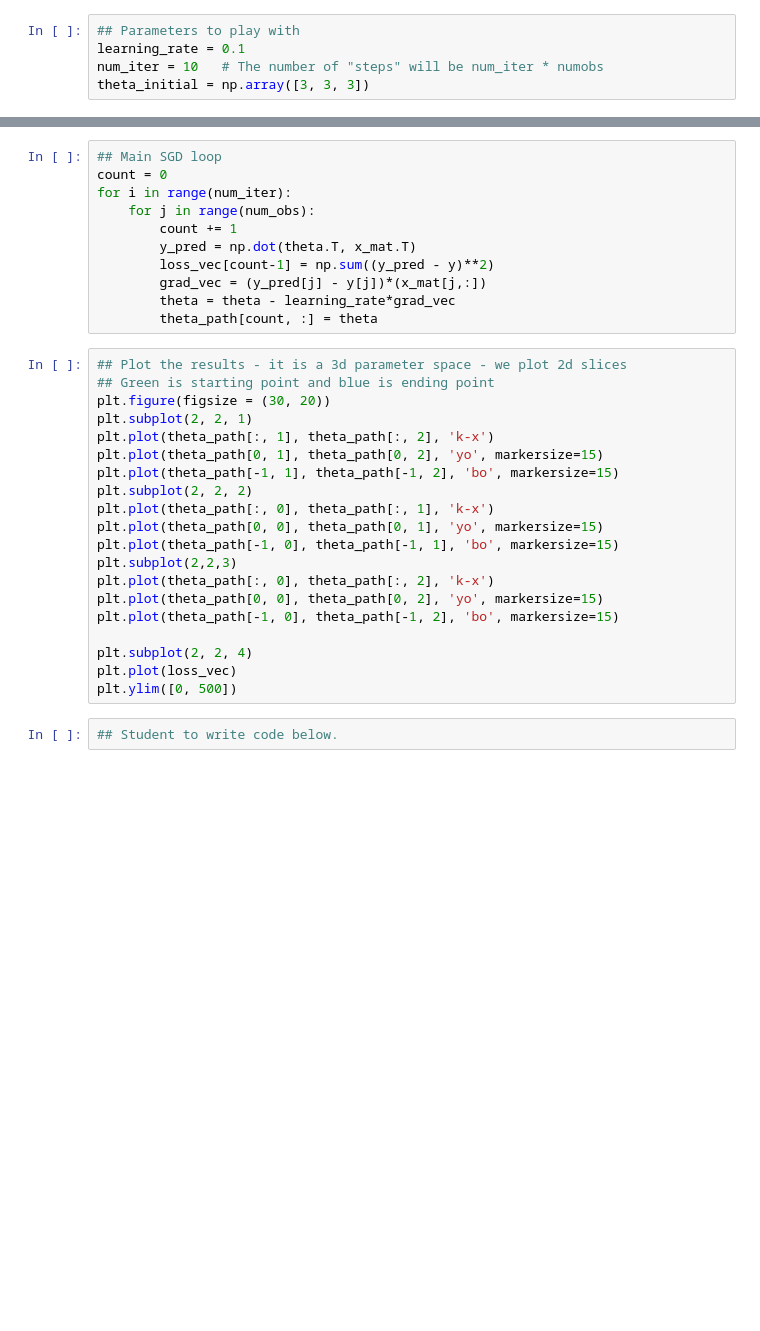
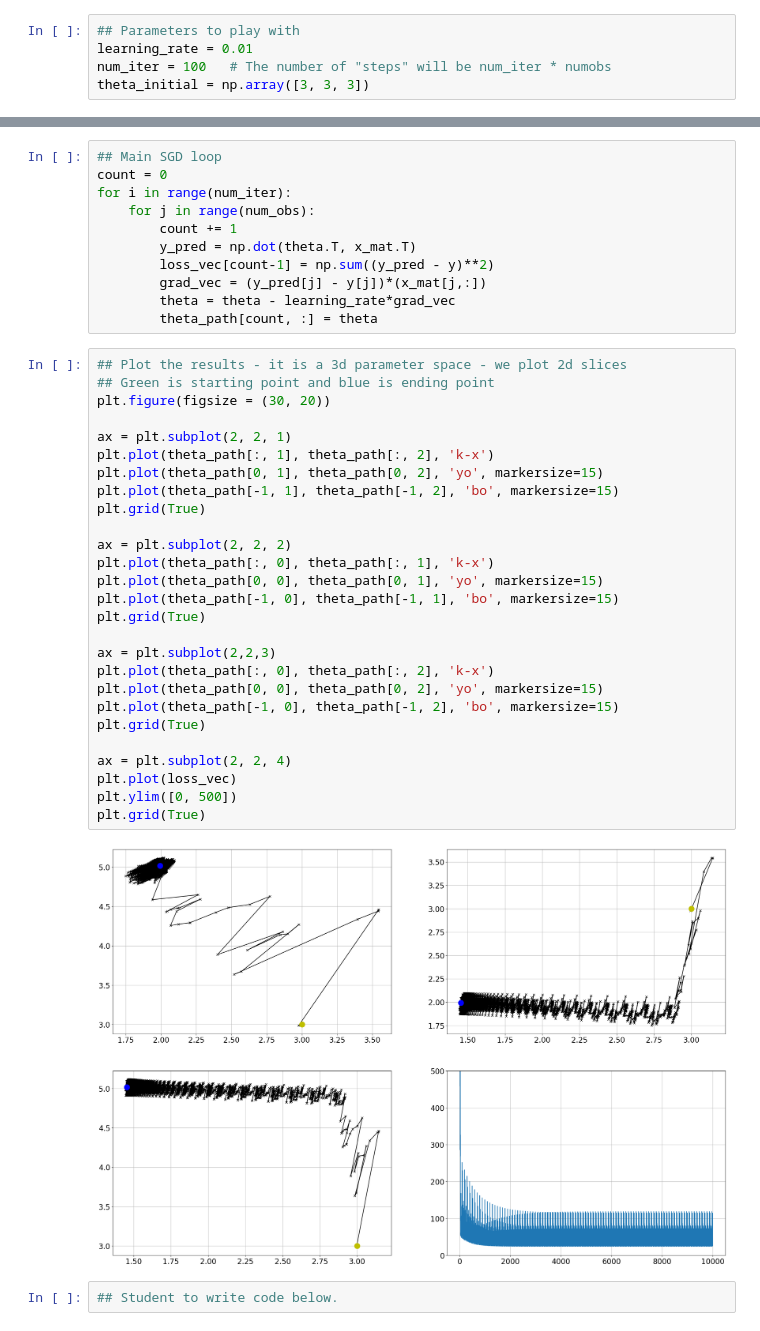
Before and after one commit to ponmak/CS-KU-01418364-65, a Jupyter notebook: lab/01_Grad_descent_linear_reg_HW.ipynb, the cells around one changed output, grey strips where cells are left out. Saved outputs shown, nothing was run; the diff lists cells and outputs as text; blank space fills up the shorter version.

```diff
--- a/lab/01_Grad_descent_linear_reg_HW.ipynb
+++ b/lab/01_Grad_descent_linear_reg_HW.ipynb
@@ -138,8 +155,8 @@ The below code runs Stochastic Gradient descent, but runs through the data in th
 1. Modify the code so that it randomly re-orders the data.  How do the sample trajectories compare? [STUDENT TO COMPLETE THIS]
 # %%
 ## Parameters to play with
-learning_rate = 0.1
-num_iter = 10   # The number of "steps" will be num_iter * numobs
+learning_rate = 0.01
+num_iter = 100   # The number of "steps" will be num_iter * numobs
 theta_initial = np.array([3, 3, 3])
 # %%
 ## Initialization steps
@@ -161,23 +178,32 @@ for i in range(num_iter):
 # %%
 ## Plot the results - it is a 3d parameter space - we plot 2d slices
 ## Green is starting point and blue is ending point
 plt.figure(figsize = (30, 20))
-plt.subplot(2, 2, 1)
+
+ax = plt.subplot(2, 2, 1)
 plt.plot(theta_path[:, 1], theta_path[:, 2], 'k-x')
 plt.plot(theta_path[0, 1], theta_path[0, 2], 'yo', markersize=15)
 plt.plot(theta_path[-1, 1], theta_path[-1, 2], 'bo', markersize=15)
-plt.subplot(2, 2, 2)
+plt.grid(True)
+
+ax = plt.subplot(2, 2, 2)
 plt.plot(theta_path[:, 0], theta_path[:, 1], 'k-x')
 plt.plot(theta_path[0, 0], theta_path[0, 1], 'yo', markersize=15)
 plt.plot(theta_path[-1, 0], theta_path[-1, 1], 'bo', markersize=15)
-plt.subplot(2,2,3)
+plt.grid(True)
+
+ax = plt.subplot(2,2,3)
 plt.plot(theta_path[:, 0], theta_path[:, 2], 'k-x')
 plt.plot(theta_path[0, 0], theta_path[0, 2], 'yo', markersize=15)
 plt.plot(theta_path[-1, 0], theta_path[-1, 2], 'bo', markersize=15)
+plt.grid(True)
 
-plt.subplot(2, 2, 4)
+ax = plt.subplot(2, 2, 4)
 plt.plot(loss_vec)
 plt.ylim([0, 500])
+plt.grid(True)
+# %% [output]
+[figure, added]
 # %%
 ## Student to write code below.
 # %% [markdown]
```
Also changed, not shown: parts of 8 cells of this notebook.
